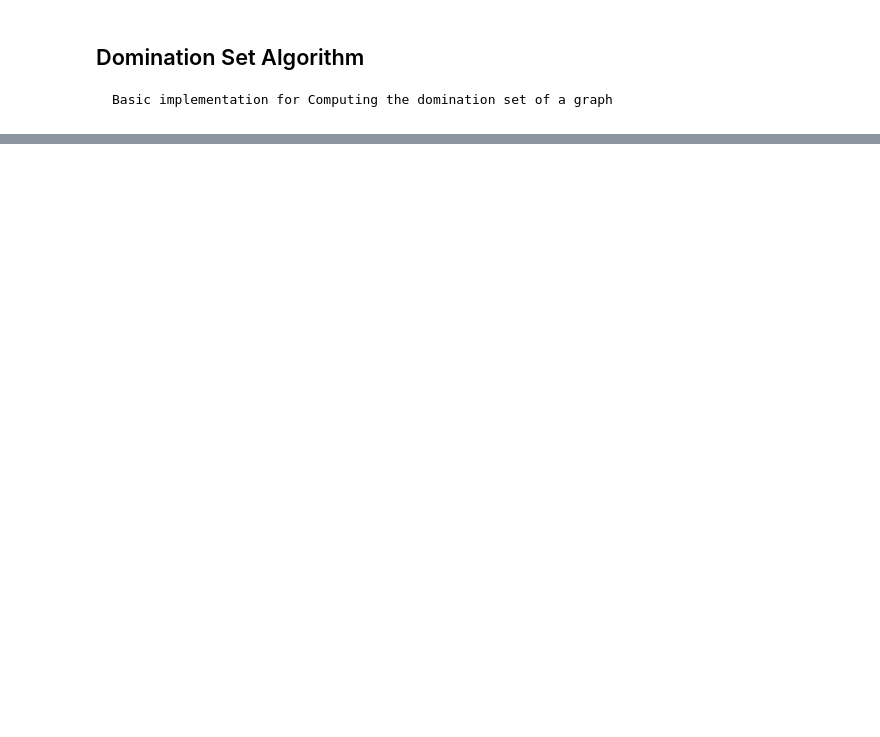
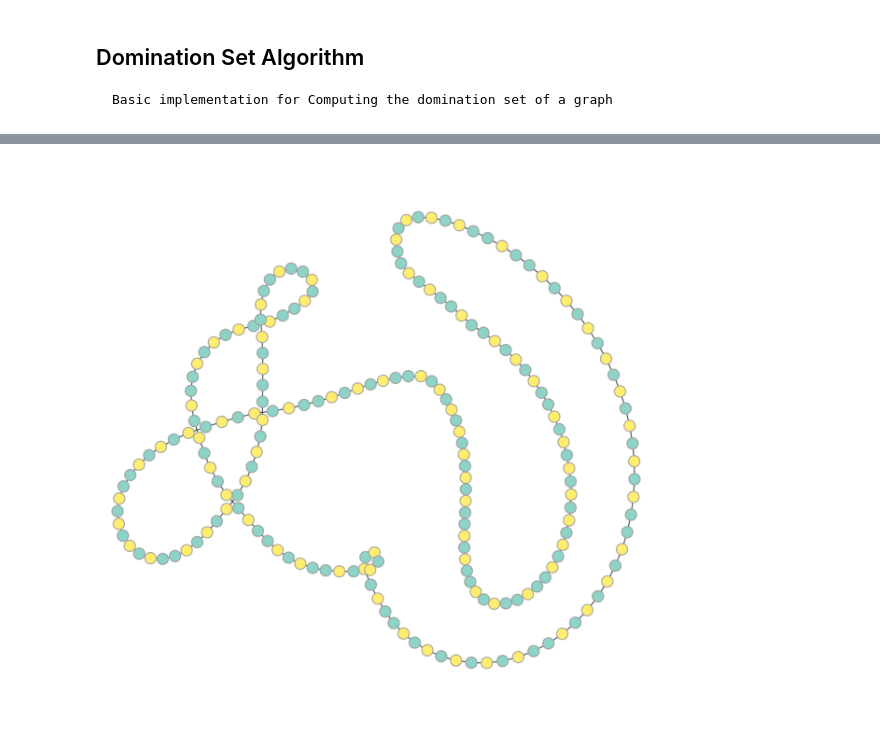
Before and after one commit to achalagarwal/Network-Optimization, a Jupyter notebook: Notebooks/Graph-Tool.ipynb, the cells around one changed output, grey strips where cells are left out. Saved outputs shown, nothing was run; the diff lists cells and outputs as text; code cells hidden in the pictures; blank space fills up the shorter version.

```diff
--- a/Notebooks/Graph-Tool.ipynb
+++ b/Notebooks/Graph-Tool.ipynb
@@ -102,0 +119,6 @@ gt.draw.graph_draw(random, vertex_fill_color=random_res )
+# %%
+c_graph_res = gt.topology.max_independent_vertex_set(circular_graph)
+# %%
+gt.draw.graph_draw(circular_graph, vertex_fill_color=c_graph_res)
+# %% [output]
+[figure, added]
```
Also changed, not shown: parts of 15 cells of this notebook.
